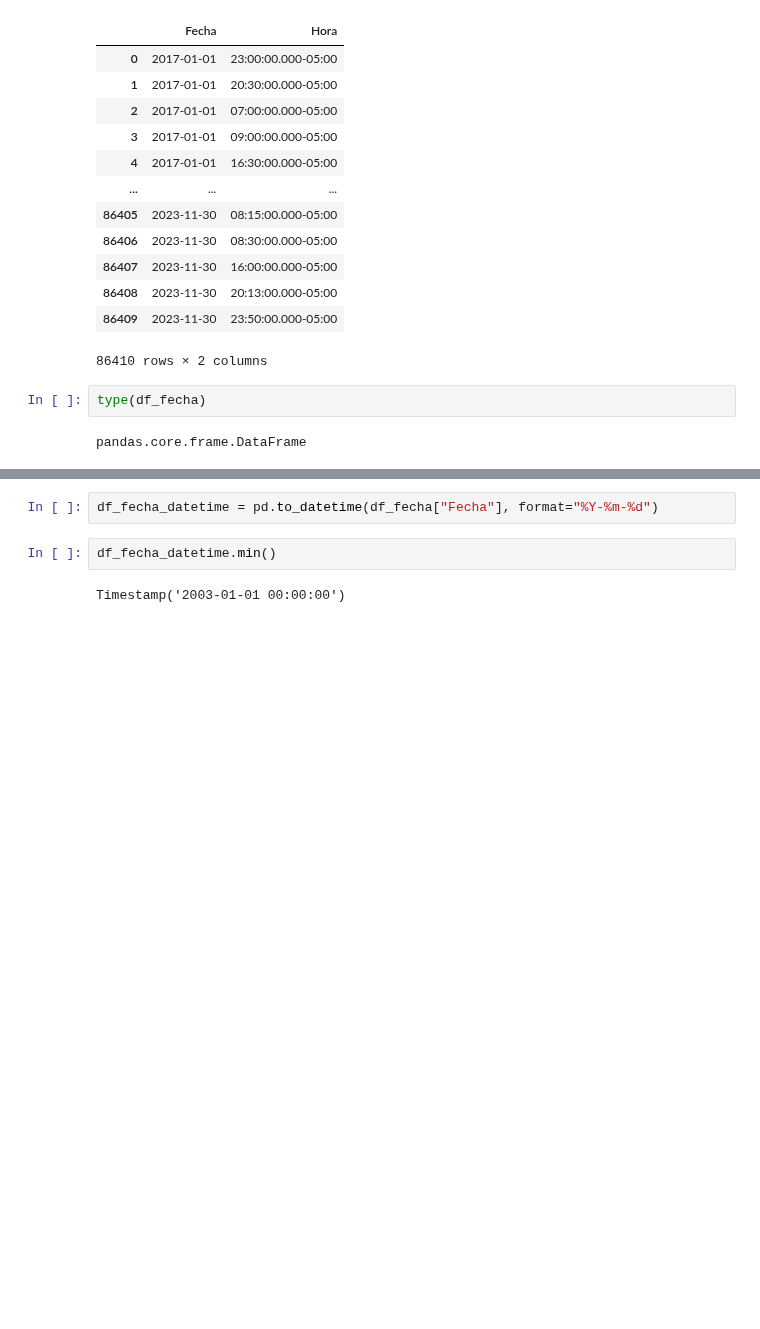
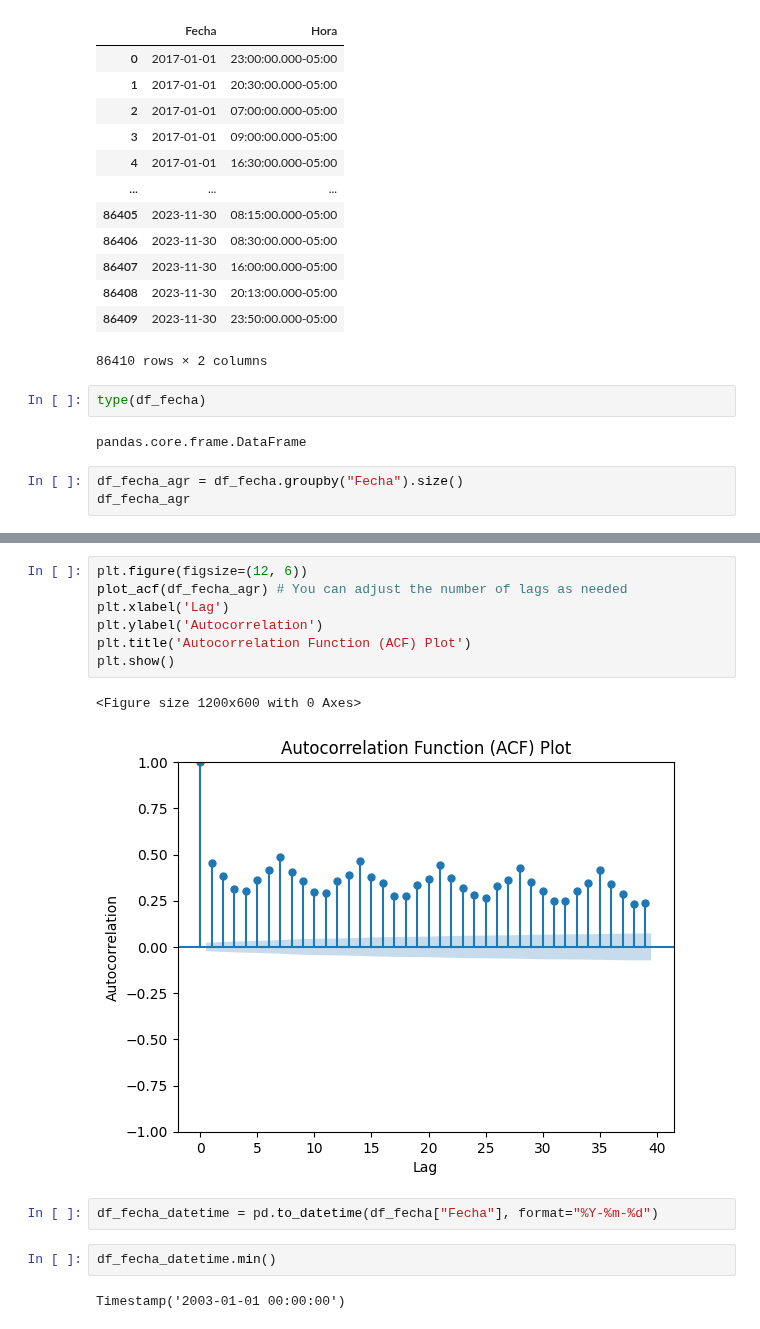
Before and after one commit to mteoraso/ML_Practice, a Jupyter notebook: EDA_hurtos_Medellin.ipynb, the cells around one changed output, grey strips where cells are left out. Saved outputs shown, nothing was run; the diff lists cells and outputs as text; blank space fills up the shorter version.

```diff
--- a/EDA_hurtos_Medellin.ipynb
+++ b/EDA_hurtos_Medellin.ipynb
@@ -220,3 +220,6 @@ df_fecha
 type(df_fecha)
 # %% [output]
 pandas.core.frame.DataFrame
+# %%
+df_fecha_agr = df_fecha.groupby("Fecha").size()
+df_fecha_agr
@@ -223,3 +242,13 @@ pandas.core.frame.DataFrame
+# %%
+plt.figure(figsize=(12, 6))
+plot_acf(df_fecha_agr) # You can adjust the number of lags as needed
+plt.xlabel('Lag')
+plt.ylabel('Autocorrelation')
+plt.title('Autocorrelation Function (ACF) Plot')
+plt.show()
+# %% [output]
+<Figure size 1200x600 with 0 Axes>
+[figure, added]
 # %%
 df_fecha_datetime = pd.to_datetime(df_fecha["Fecha"], format="%Y-%m-%d")
 # %%
```
Also changed, not shown: parts of 3 cells of this notebook.
